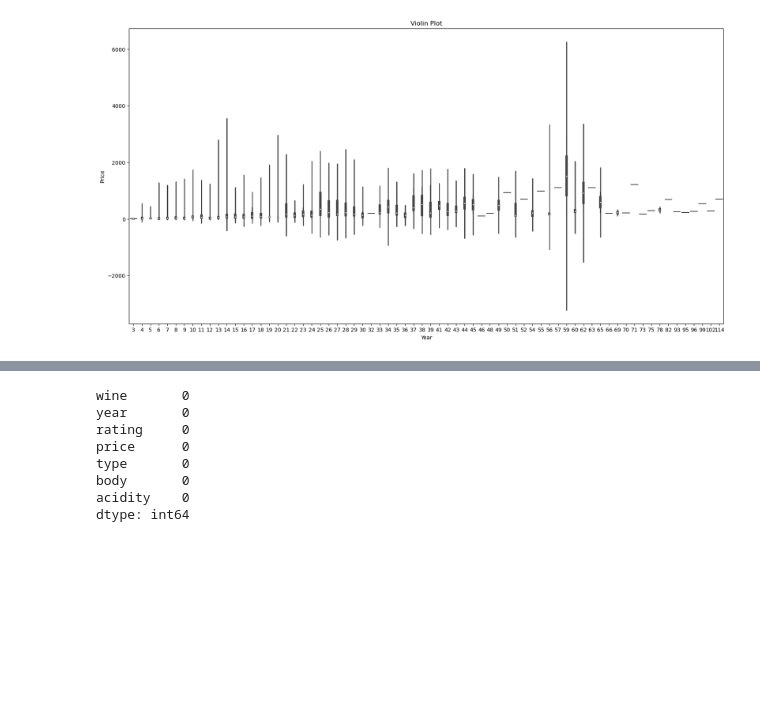
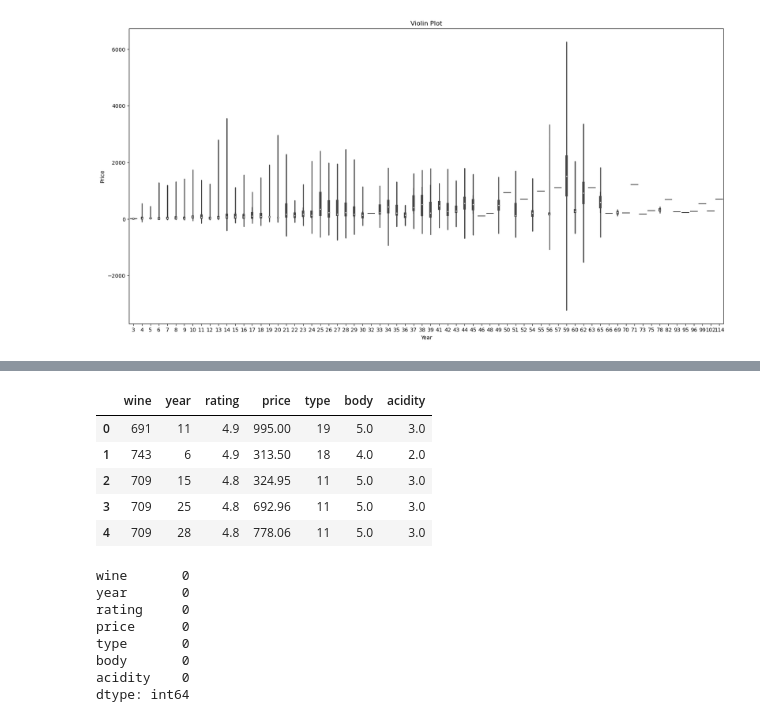
Before and after one commit to iiitl/Regression, a Jupyter notebook: task.ipynb, the cells around one changed output, grey strips where cells are left out. Cells and saved outputs as stored; diff of their text form; code cells hidden in the pictures; blank space fills up the shorter version.

```diff
--- a/task.ipynb
+++ b/task.ipynb
@@ -270,3 +261,13 @@ plt.show()
+# %%
+df_notscaled=df
+df_notscaled.head()
+# %% [output]
+|  | wine | year | rating | price | type | body | acidity |
+| 0 | 691 | 11 | 4.9 | 995.00 | 19 | 5.0 | 3.0 |
+| 1 | 743 | 6 | 4.9 | 313.50 | 18 | 4.0 | 2.0 |
+| 2 | 709 | 15 | 4.8 | 324.95 | 11 | 5.0 | 3.0 |
+| 3 | 709 | 25 | 4.8 | 692.96 | 11 | 5.0 | 3.0 |
+| 4 | 709 | 28 | 4.8 | 778.06 | 11 | 5.0 | 3.0 |
 # %%
 from sklearn.preprocessing import MinMaxScaler
 
```
Also changed, not shown: parts of 7 cells of this notebook.
